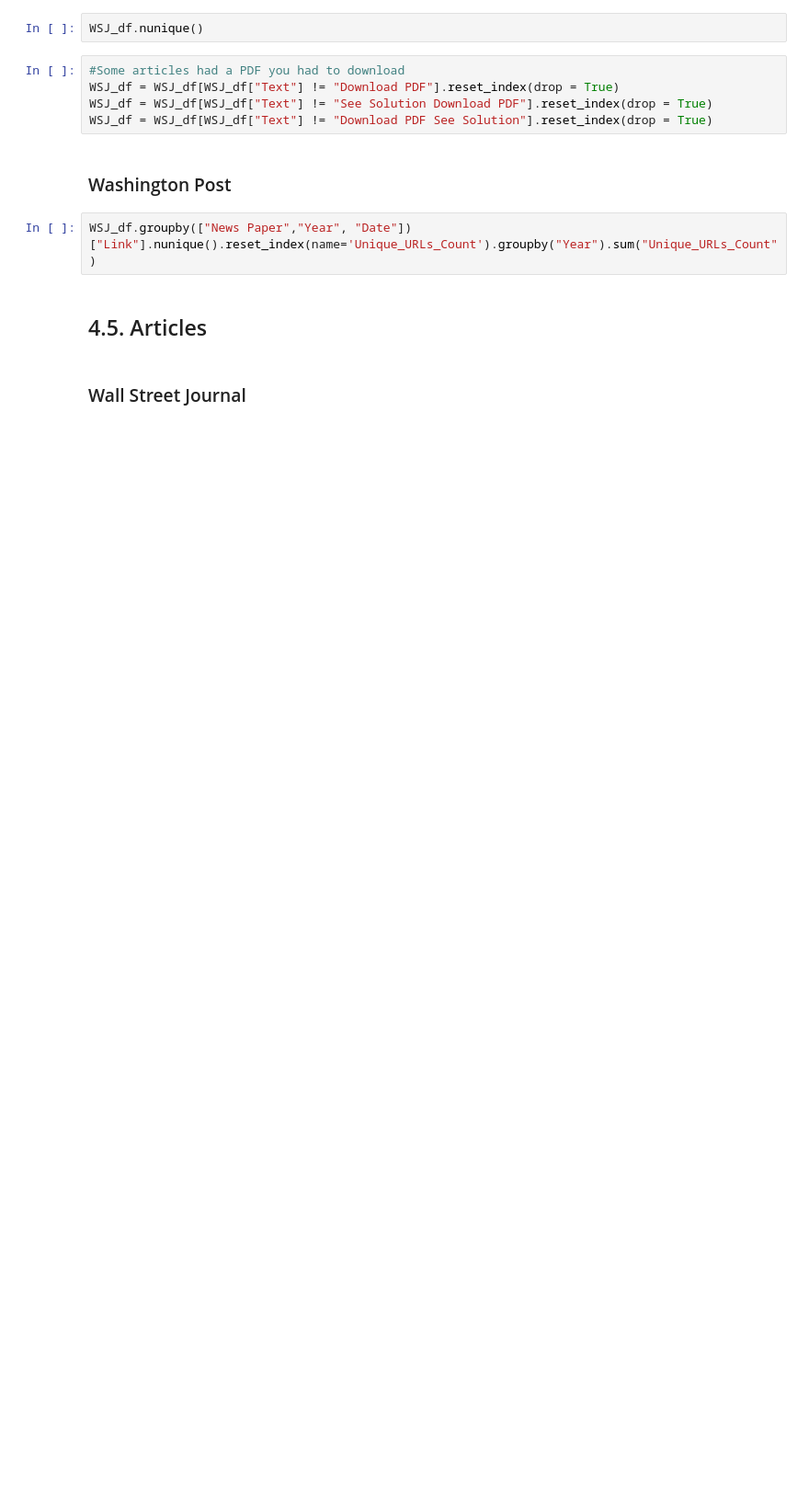
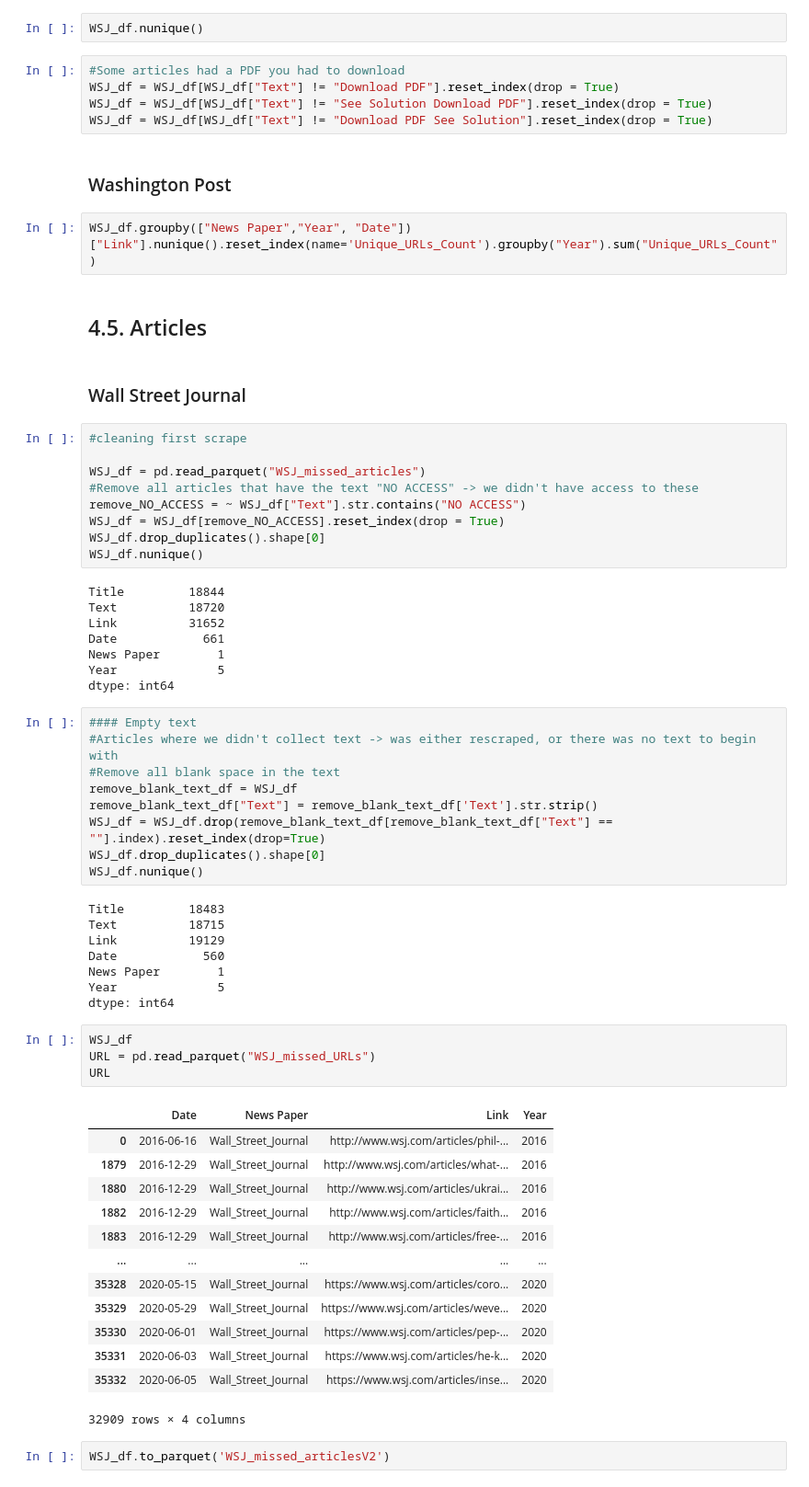
Before and after one commit to TBoedt/Constructing-A-Climate-Change-Concern-Index-Based-Upon-US-Newspaper-Articles, a Jupyter notebook: Scrapping_File_v2.ipynb, the cells around one changed output. Shown at 92% size. Cells and saved outputs as stored; diff of their text form; blank space fills up the shorter version.

```diff
--- a/Scrapping_File_v2.ipynb
+++ b/Scrapping_File_v2.ipynb
@@ -1176,3 +1186,57 @@ WSJ_df.groupby(["News Paper","Year", "Date"])["Link"].nunique().reset_index(name
 ## 4.5. Articles
 # %% [markdown]
 ### Wall Street Journal
+# %%
+#cleaning first scrape
+
+WSJ_df = pd.read_parquet("WSJ_missed_articles")
+#Remove all articles that have the text "NO ACCESS" -> we didn't have access to these
+remove_NO_ACCESS = ~ WSJ_df["Text"].str.contains("NO ACCESS")
+WSJ_df = WSJ_df[remove_NO_ACCESS].reset_index(drop = True)
+WSJ_df.drop_duplicates().shape[0]
+WSJ_df.nunique()
+# %% [output]
+Title         18844
+Text          18720
+Link          31652
+Date            661
+News Paper        1
+Year              5
+dtype: int64
+# %%
+#### Empty text
+#Articles where we didn't collect text -> was either rescraped, or there was no text to begin with
+#Remove all blank space in the text
+remove_blank_text_df = WSJ_df
+remove_blank_text_df["Text"] = remove_blank_text_df['Text'].str.strip()
+WSJ_df = WSJ_df.drop(remove_blank_text_df[remove_blank_text_df["Text"] == ""].index).reset_index(drop=True)
+WSJ_df.drop_duplicates().shape[0]
+WSJ_df.nunique()
+# %% [output]
+Title         18483
+Text          18715
+Link          19129
+Date            560
+News Paper        1
+Year              5
+dtype: int64
+# %%
+WSJ_df
+URL = pd.read_parquet("WSJ_missed_URLs")
+URL
+# %% [output]
+|  | Date | News Paper | Link | Year |
+| 0 | 2016-06-16 | Wall_Street_Journal | http://www.wsj.com/articles/phil-... | 2016 |
+| 1879 | 2016-12-29 | Wall_Street_Journal | http://www.wsj.com/articles/what-... | 2016 |
+| 1880 | 2016-12-29 | Wall_Street_Journal | http://www.wsj.com/articles/ukrai... | 2016 |
+| 1882 | 2016-12-29 | Wall_Street_Journal | http://www.wsj.com/articles/faith... | 2016 |
+| 1883 | 2016-12-29 | Wall_Street_Journal | http://www.wsj.com/articles/free-... | 2016 |
+| ... | ... | ... | ... | ... |
+| 35328 | 2020-05-15 | Wall_Street_Journal | https://www.wsj.com/articles/coro... | 2020 |
+| 35329 | 2020-05-29 | Wall_Street_Journal | https://www.wsj.com/articles/weve... | 2020 |
+| 35330 | 2020-06-01 | Wall_Street_Journal | https://www.wsj.com/articles/pep-... | 2020 |
+| 35331 | 2020-06-03 | Wall_Street_Journal | https://www.wsj.com/articles/he-k... | 2020 |
+| 35332 | 2020-06-05 | Wall_Street_Journal | https://www.wsj.com/articles/inse... | 2020 |
+32909 rows × 4 columns
+# %%
+WSJ_df.to_parquet('WSJ_missed_articlesV2')
```
Also changed, not shown: parts of 13 cells of this notebook.
